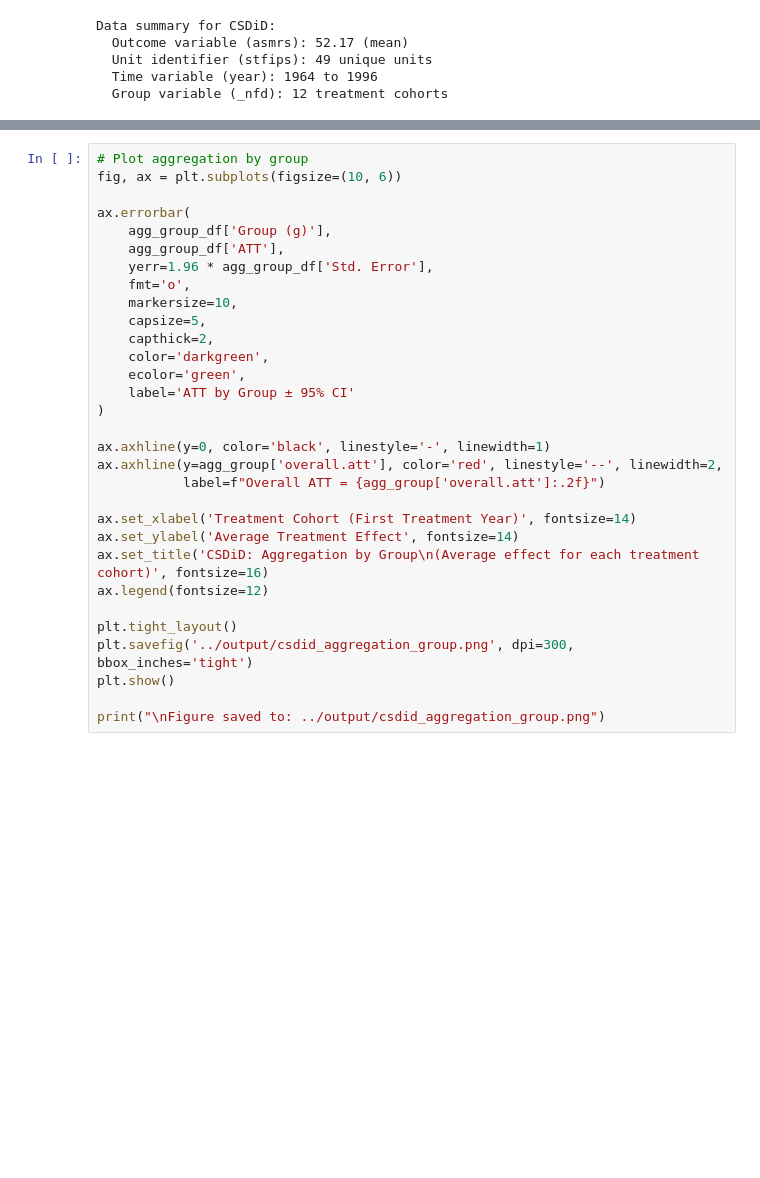
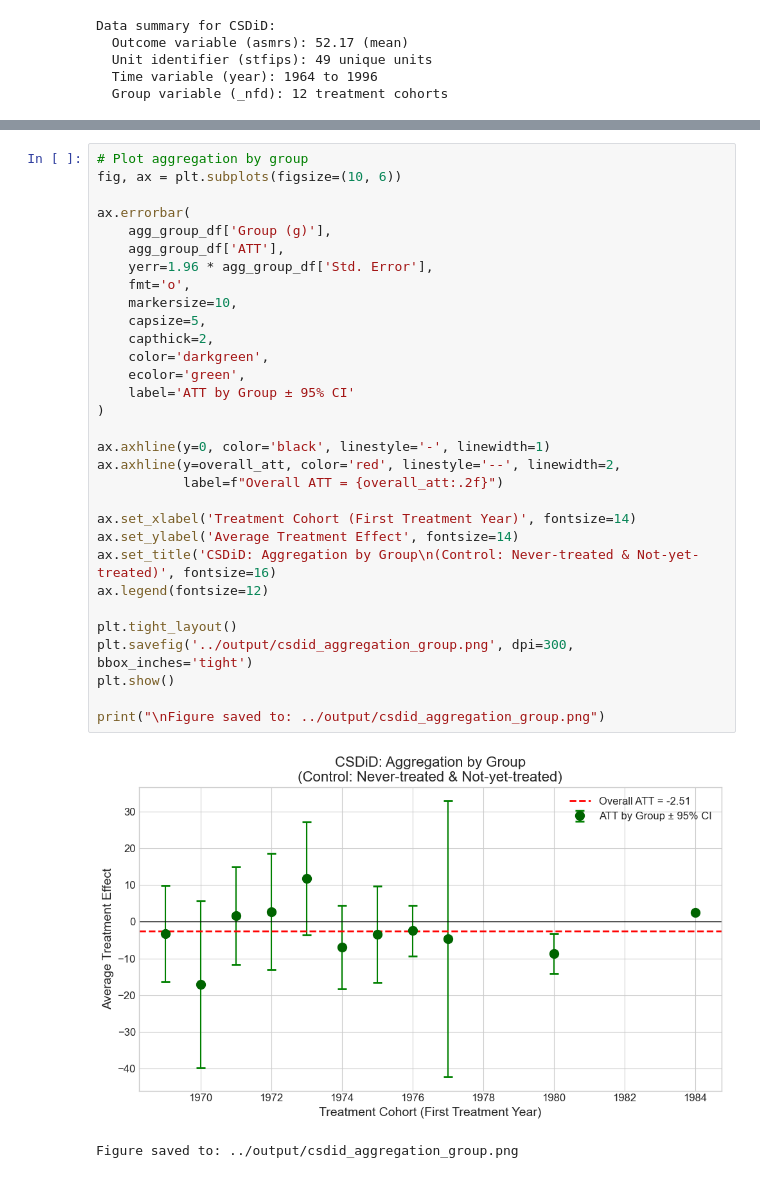
Before and after one commit to gsaco/CSDiD, a Jupyter notebook: Python/scripts/Q2_CSDiD.ipynb, the cells around one changed output, grey strips where cells are left out. Saved outputs shown, nothing was run; the diff lists cells and outputs as text; blank space fills up the shorter version.

```diff
--- a/Python/scripts/Q2_CSDiD.ipynb
+++ b/Python/scripts/Q2_CSDiD.ipynb
@@ -219,31 +386,34 @@ print(f"\n*** Overall ATT: {agg_group['overall.att']:.4f} (SE: {agg_group['overa
 # %%
 # Plot aggregation by group
 fig, ax = plt.subplots(figsize=(10, 6))
 
 ax.errorbar(
     agg_group_df['Group (g)'],
     agg_group_df['ATT'],
     yerr=1.96 * agg_group_df['Std. Error'],
     fmt='o',
     markersize=10,
     capsize=5,
     capthick=2,
     color='darkgreen',
     ecolor='green',
     label='ATT by Group ± 95% CI'
 )
 
 ax.axhline(y=0, color='black', linestyle='-', linewidth=1)
-ax.axhline(y=agg_group['overall.att'], color='red', linestyle='--', linewidth=2,
-           label=f"Overall ATT = {agg_group['overall.att']:.2f}")
+ax.axhline(y=overall_att, color='red', linestyle='--', linewidth=2,
+           label=f"Overall ATT = {overall_att:.2f}")
 
 ax.set_xlabel('Treatment Cohort (First Treatment Year)', fontsize=14)
 ax.set_ylabel('Average Treatment Effect', fontsize=14)
-ax.set_title('CSDiD: Aggregation by Group\n(Average effect for each treatment cohort)', fontsize=16)
+ax.set_title('CSDiD: Aggregation by Group\n(Control: Never-treated & Not-yet-treated)', fontsize=16)
 ax.legend(fontsize=12)
 
 plt.tight_layout()
 plt.savefig('../output/csdid_aggregation_group.png', dpi=300, bbox_inches='tight')
 plt.show()
 
 print("\nFigure saved to: ../output/csdid_aggregation_group.png")
+# %% [output]
+[figure, added]
+Figure saved to: ../output/csdid_aggregation_group.png
```
Also changed, not shown: parts of 32 cells of this notebook, 31 other files.
